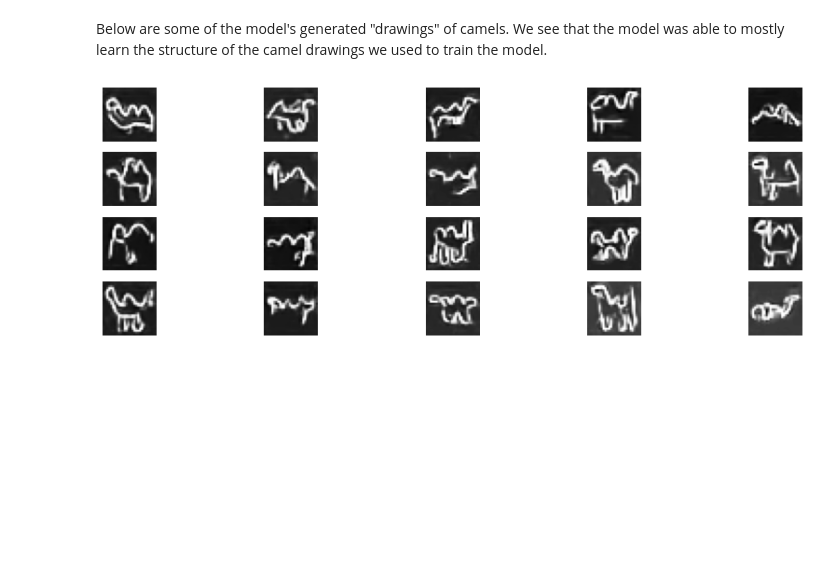
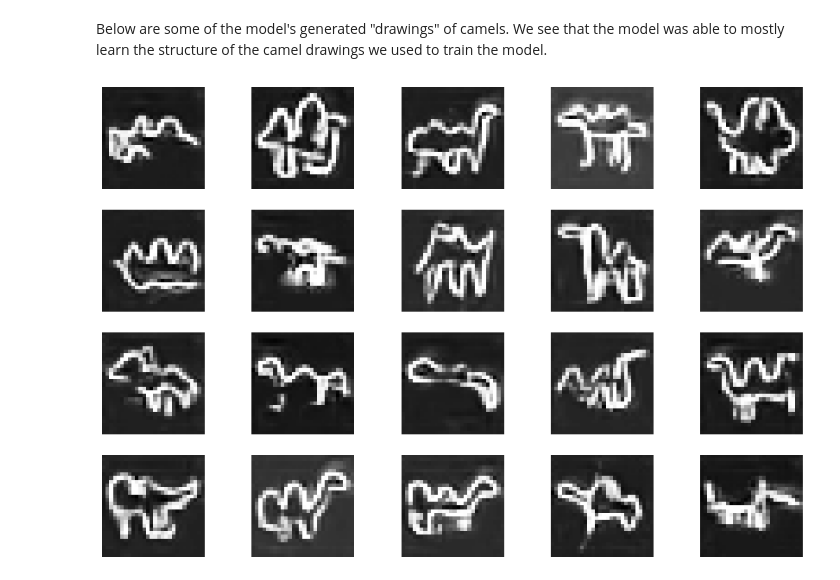
Before and after one commit to DCtheTall/generative-deep-learning, a Jupyter notebook: 4-generative-adversarial-networks/GenerativeAdversarialNetworks.ipynb, the cells around one changed output. Cells and saved outputs as stored; diff of their text form; code cells hidden in the pictures; blank space fills up the shorter version.

Commit message:
fix plot of example generated images

```diff
--- a/4-generative-adversarial-networks/GenerativeAdversarialNetworks.ipynb
+++ b/4-generative-adversarial-networks/GenerativeAdversarialNetworks.ipynb
@@ -286,11 +286,11 @@ Below are some of the model's generated "drawings" of camels. We see that the mo
 # %%
 fig = plt.figure(figsize=(15, 10))
 
 for i in range(n_to_show):
-  ax = fig.add_subplot(8, n_to_show / 4,  i + 1)
+  ax = fig.add_subplot(4, n_to_show / 4,  i + 1)
   ax.axis('off')
   ax.imshow(
       gan.generator.predict(np.random.normal(size=(1,gan.z_dim))).squeeze(),
       cmap='gray')
 # %% [output]
-[figure, old version]
+[figure, new version]
```
Also changed, not shown: parts of 1 cell of this notebook.
